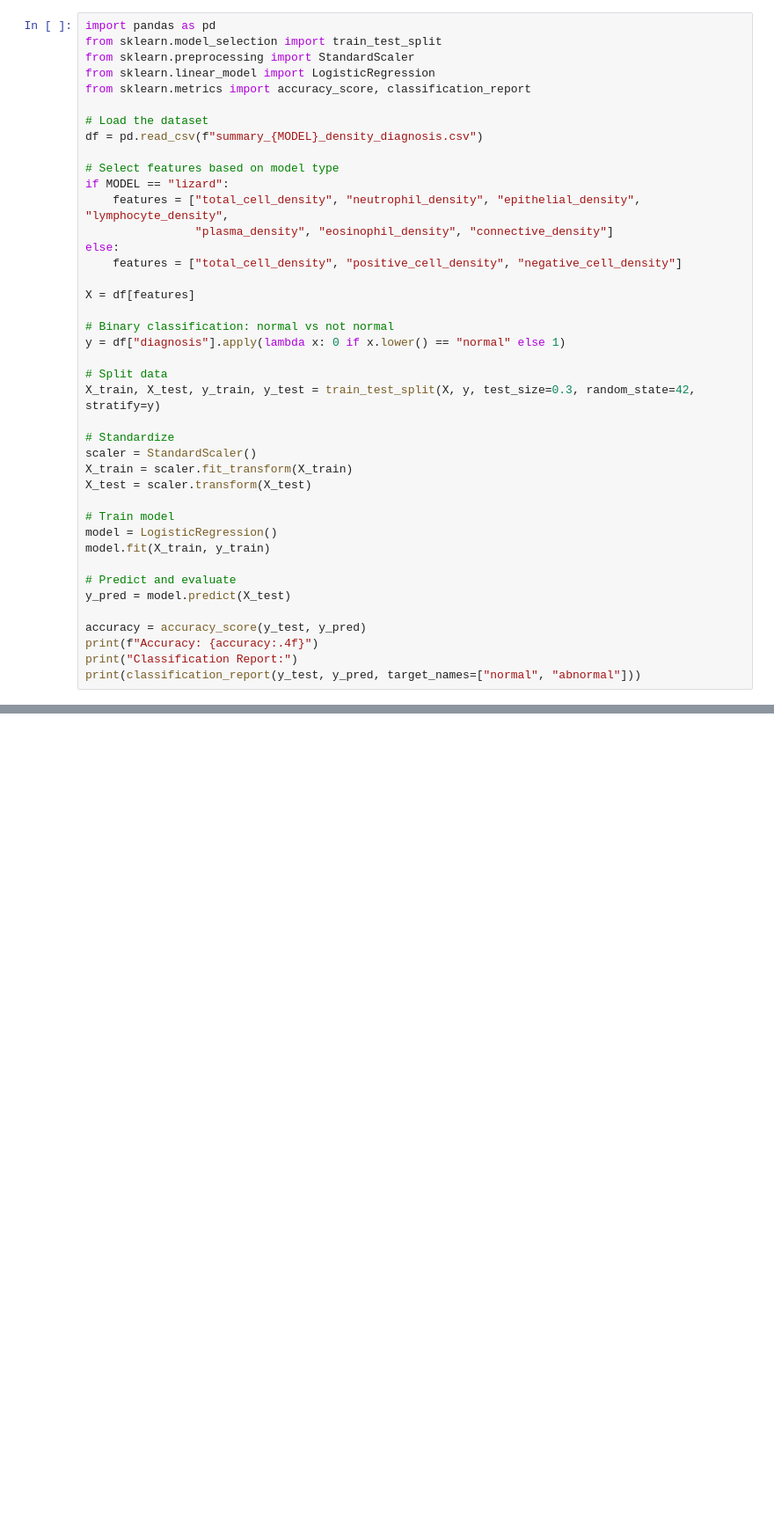
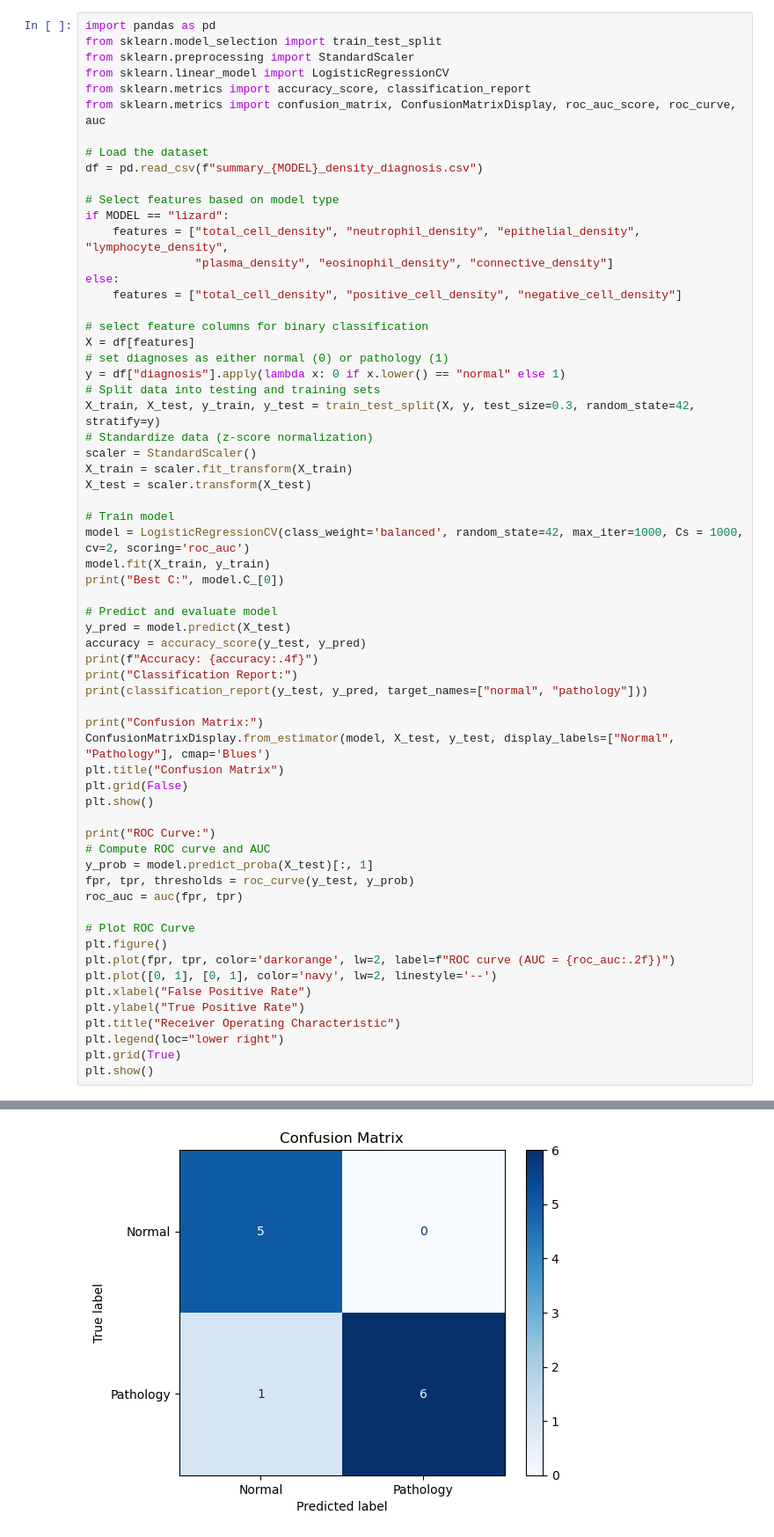
Before and after one commit to mpf0909/pathology_part_II_project, a Jupyter notebook: hovernet/hovernet-conic/inference-results/final-test-inference/analyse_summary.ipynb, the cells around one changed output, grey strips where cells are left out. Shown: that part at 88% size. Cells and saved outputs as stored; diff of their text form; blank space fills up the shorter version.

```diff
--- a/hovernet/hovernet-conic/inference-results/final-test-inference/analyse_summary.ipynb
+++ b/hovernet/hovernet-conic/inference-results/final-test-inference/analyse_summary.ipynb
@@ -268,8 +368,9 @@ weighted avg       0.28      0.42      0.33        12
 import pandas as pd
 from sklearn.model_selection import train_test_split
 from sklearn.preprocessing import StandardScaler
-from sklearn.linear_model import LogisticRegression
+from sklearn.linear_model import LogisticRegressionCV
 from sklearn.metrics import accuracy_score, classification_report
+from sklearn.metrics import confusion_matrix, ConfusionMatrixDisplay, roc_auc_score, roc_curve,  auc
 
 # Load the dataset
 df = pd.read_csv(f"summary_{MODEL}_density_diagnosis.csv")
@@ -281,28 +382,49 @@ if MODEL == "lizard":
 else:
     features = ["total_cell_density", "positive_cell_density", "negative_cell_density"]
 
+# select feature columns for binary classification
 X = df[features]
-
-# Binary classification: normal vs not normal
+# set diagnoses as either normal (0) or pathology (1)
 y = df["diagnosis"].apply(lambda x: 0 if x.lower() == "normal" else 1)
-
-# Split data
+# Split data into testing and training sets
 X_train, X_test, y_train, y_test = train_test_split(X, y, test_size=0.3, random_state=42, stratify=y)
-
-# Standardize
+# Standardize data (z-score normalization)
 scaler = StandardScaler()
 X_train = scaler.fit_transform(X_train)
 X_test = scaler.transform(X_test)
 
 # Train model
-model = LogisticRegression()
+model = LogisticRegressionCV(class_weight='balanced', random_state=42, max_iter=1000, Cs = 1000, cv=2, scoring='roc_auc')
 model.fit(X_train, y_train)
+print("Best C:", model.C_[0])
 
-# Predict and evaluate
+# Predict and evaluate model
 y_pred = model.predict(X_test)
-
 accuracy = accuracy_score(y_test, y_pred)
 print(f"Accuracy: {accuracy:.4f}")
 print("Classification Report:")
-print(classification_report(y_test, y_pred, target_names=["normal", "abnormal"]))
+print(classification_report(y_test, y_pred, target_names=["normal", "pathology"]))
+
+print("Confusion Matrix:")
+ConfusionMatrixDisplay.from_estimator(model, X_test, y_test, display_labels=["Normal", "Pathology"], cmap='Blues')
+plt.title("Confusion Matrix")
+plt.grid(False)
+plt.show()
+
+print("ROC Curve:")
+# Compute ROC curve and AUC
+y_prob = model.predict_proba(X_test)[:, 1]
+fpr, tpr, thresholds = roc_curve(y_test, y_prob)
+roc_auc = auc(fpr, tpr)
+
+# Plot ROC Curve
+plt.figure()
+plt.plot(fpr, tpr, color='darkorange', lw=2, label=f"ROC curve (AUC = {roc_auc:.2f})")
+plt.plot([0, 1], [0, 1], color='navy', lw=2, linestyle='--')
+plt.xlabel("False Positive Rate")
+plt.ylabel("True Positive Rate")
+plt.title("Receiver Operating Characteristic")
+plt.legend(loc="lower right")
+plt.grid(True)
+plt.show()
 # %% [output]
@@ -318,0 +444 @@ weighted avg       0.83      0.83      0.83        12
+[figure, added]
```
Also changed, not shown: parts of 11 cells of this notebook.
